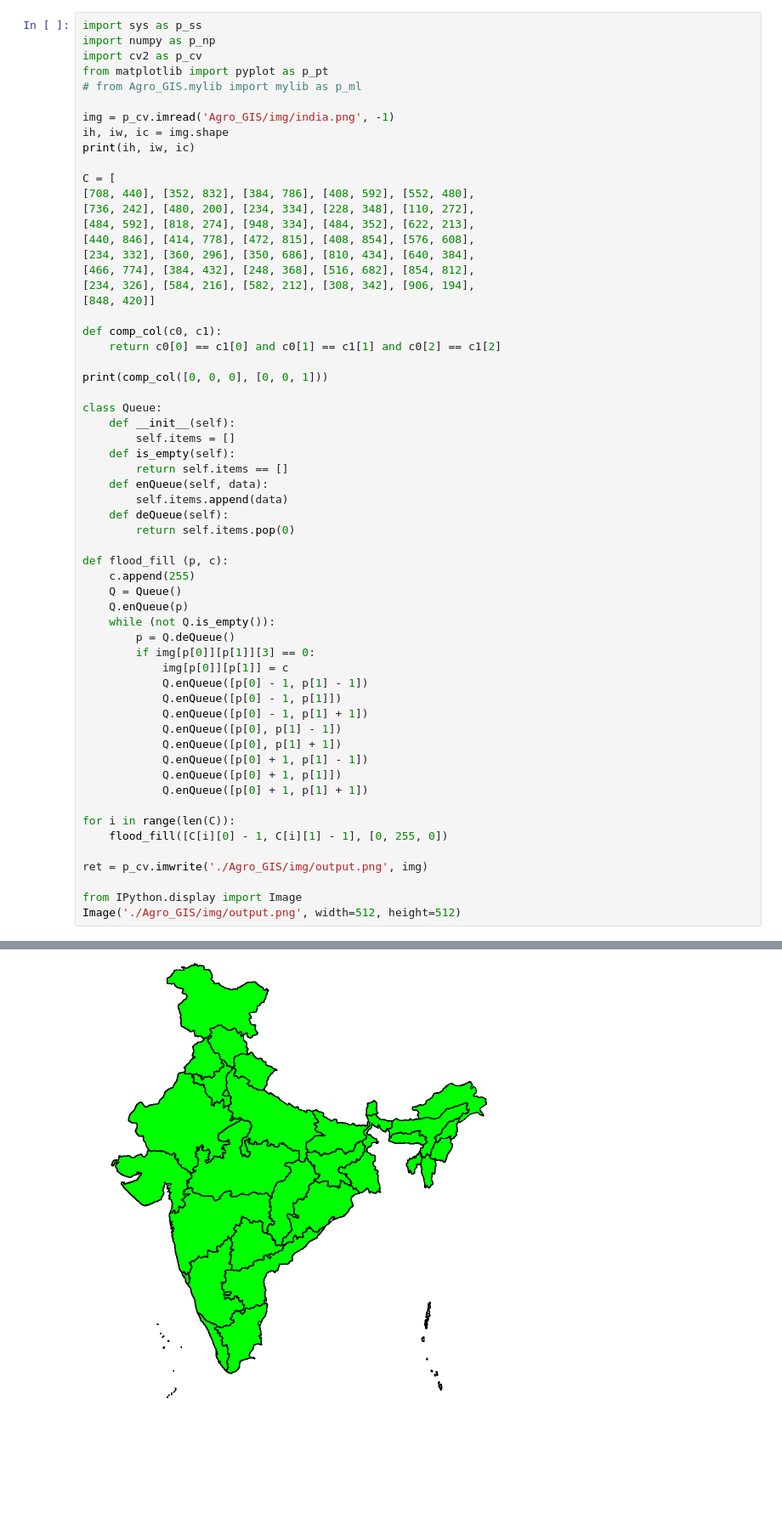
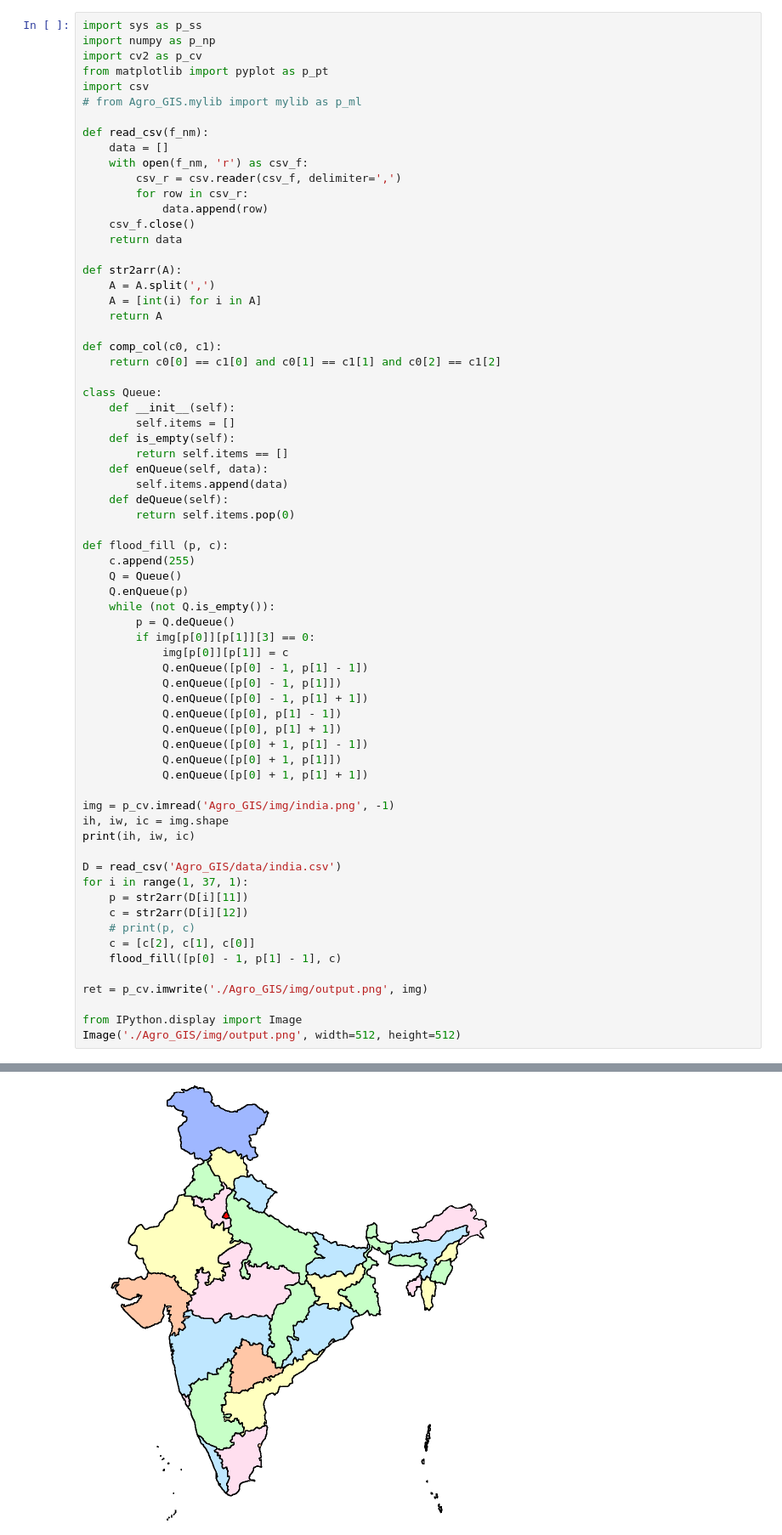
Before and after one commit to TheScienceUniverse/Agro_GIS, a Jupyter notebook: Agro_GIS.ipynb, the cells around one changed output, grey strips where cells are left out. Shown at 85% size. Saved outputs shown, nothing was run; the diff lists cells and outputs as text; blank space fills up the shorter version.

```diff
--- a/Agro_GIS.ipynb
+++ b/Agro_GIS.ipynb
@@ -73,26 +21,25 @@ import sys as p_ss
 import numpy as p_np
 import cv2 as p_cv
 from matplotlib import pyplot as p_pt
+import csv
 # from Agro_GIS.mylib import mylib as p_ml
 
-img = p_cv.imread('Agro_GIS/img/india.png', -1)
-ih, iw, ic = img.shape
-print(ih, iw, ic)
+def read_csv(f_nm):
+	data = []
+	with open(f_nm, 'r') as csv_f:
+		csv_r = csv.reader(csv_f, delimiter=',')
+		for row in csv_r:
+			data.append(row)
+	csv_f.close()
+	return data
 
-C = [
-[708, 440], [352, 832], [384, 786], [408, 592], [552, 480],
-[736, 242], [480, 200], [234, 334], [228, 348], [110, 272],
-[484, 592], [818, 274], [948, 334], [484, 352], [622, 213],
-[440, 846], [414, 778], [472, 815], [408, 854], [576, 608],
-[234, 332], [360, 296], [350, 686], [810, 434], [640, 384],
-[466, 774], [384, 432], [248, 368], [516, 682], [854, 812],
-[234, 326], [584, 216], [582, 212], [308, 342], [906, 194],
-[848, 420]]
+def str2arr(A):
+	A = A.split(',')
+	A = [int(i) for i in A]
+	return A
 
 def comp_col(c0, c1):
 	return c0[0] == c1[0] and c0[1] == c1[1] and c0[2] == c1[2]
-
-print(comp_col([0, 0, 0], [0, 0, 1]))
 
 class Queue:
 	def __init__(self):
@@ -121,8 +68,17 @@ def flood_fill (p, c):
 			Q.enQueue([p[0] + 1, p[1]])
 			Q.enQueue([p[0] + 1, p[1] + 1])
 
-for i in range(len(C)):
-	flood_fill([C[i][0] - 1, C[i][1] - 1], [0, 255, 0])
+img = p_cv.imread('Agro_GIS/img/india.png', -1)
+ih, iw, ic = img.shape
+print(ih, iw, ic)
+
+D = read_csv('Agro_GIS/data/india.csv')
+for i in range(1, 37, 1):
+	p = str2arr(D[i][11])
+	c = str2arr(D[i][12])
+	# print(p, c)
+	c = [c[2], c[1], c[0]]
+	flood_fill([p[0] - 1, p[1] - 1], c)
 
 ret = p_cv.imwrite('./Agro_GIS/img/output.png', img)
 
@@ -134 +89 @@ False
-[figure, old version]
+[figure, new version]
```
Also changed, not shown: parts of 6 cells of this notebook.
